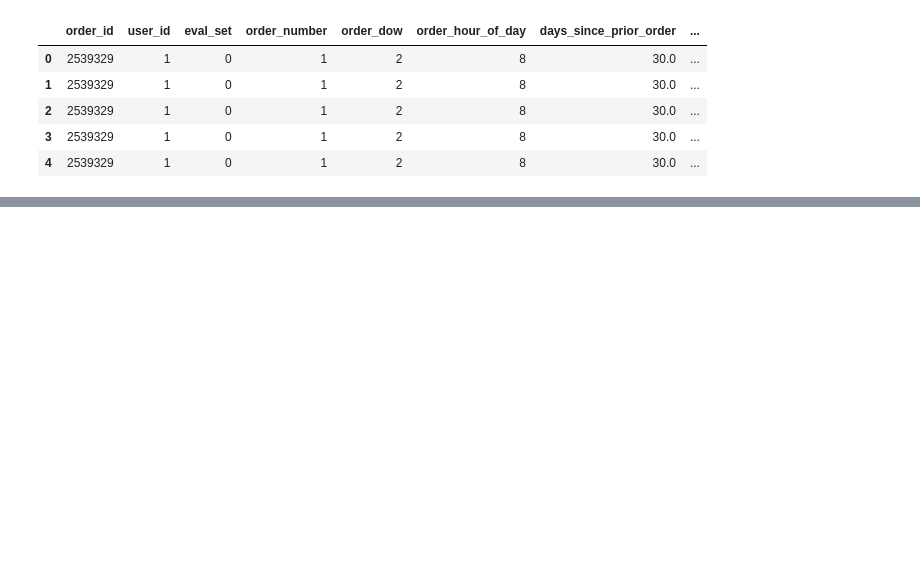
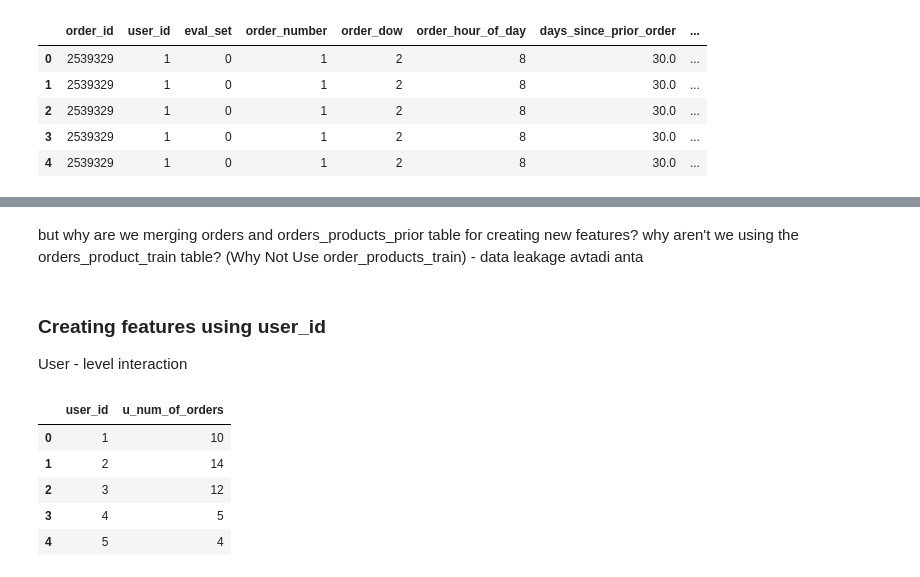
Before and after one commit to saimadhu27/instacart_analysis, a Jupyter notebook: notebook_eda.ipynb, the cells around one changed output, grey strips where cells are left out. Drawn from its saved outputs; the diff is of its cells as text; code cells hidden in the pictures; blank space fills up the shorter version.

Commit message:
feature engineering users

```diff
--- a/notebook_eda.ipynb
+++ b/notebook_eda.ipynb
@@ -282,0 +284,17 @@ gc.collect()
+# %% [markdown]
+but why are we merging orders and orders_products_prior table for creating new features? why aren't we using the orders_product_train table?
+(Why Not Use order_products_train) - data leakage avtadi anta
+# %% [markdown]
+### Creating features using user_id
+User - level interaction
+# %%
+# Total number of orders placed by each user.
+users = prior_orders.groupby('user_id')['order_number'].agg('max').to_frame('u_num_of_orders').reset_index()
+users.head()
+# %% [output]
+|  | user_id | u_num_of_orders |
+| 0 | 1 | 10 |
+| 1 | 2 | 14 |
+| 2 | 3 | 12 |
+| 3 | 4 | 5 |
+| 4 | 5 | 4 |
```
Also changed, not shown: parts of 7 cells of this notebook.
